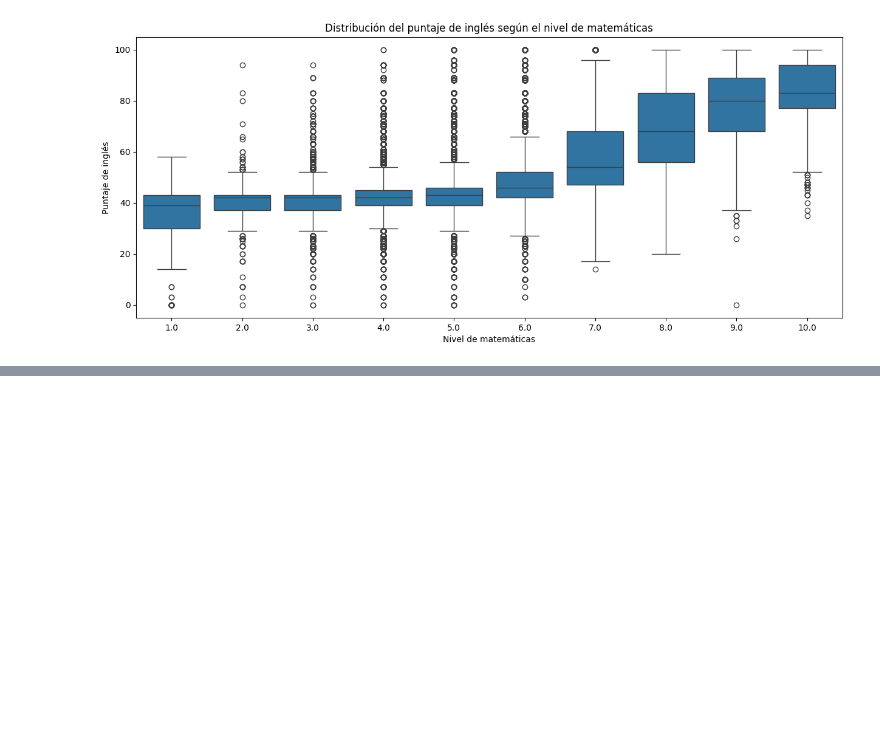
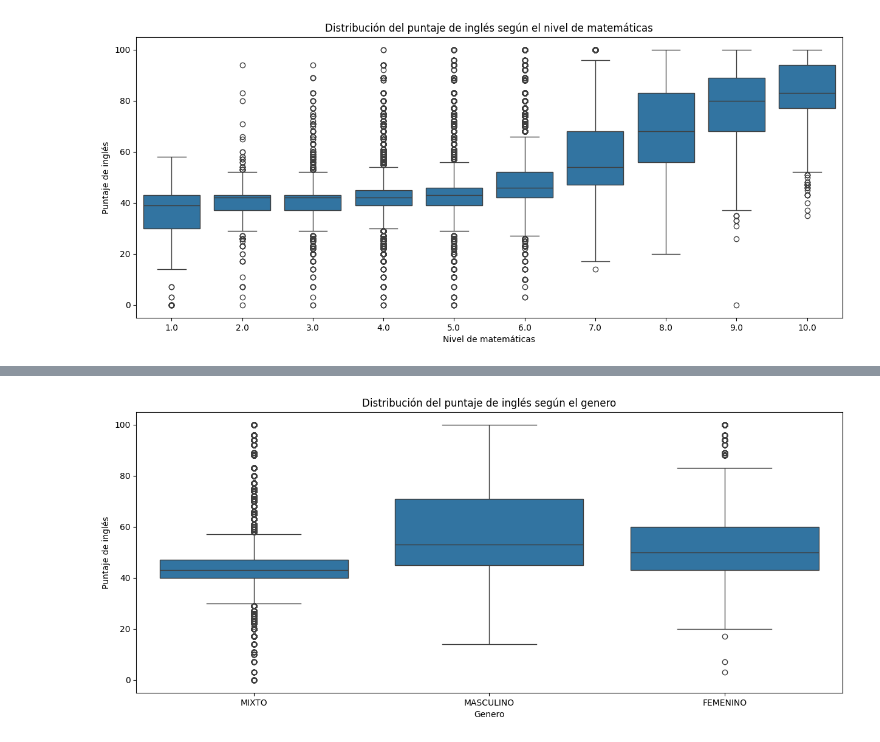
Before and after one commit to levium1029/Proyecto-2, a Jupyter notebook: main.ipynb, the cells around one changed output, grey strips where cells are left out. Saved outputs shown, nothing was run; the diff lists cells and outputs as text; code cells hidden in the pictures; blank space fills up the shorter version.

```diff
--- a/main.ipynb
+++ b/main.ipynb
@@ -560,0 +538,9 @@ df_Ingles.groupby("jornada").describe()
+# %%
+plt.figure(figsize=(15, 6))
+sns.boxplot(x='genero', y='ingles', data=df_Ingles)
+plt.xlabel('Genero')
+plt.ylabel('Puntaje de inglés')
+plt.title('Distribución del puntaje de inglés según el genero')
+plt.show()
+# %% [output]
+[figure, added]
```
Also changed, not shown: parts of 10 cells of this notebook.
